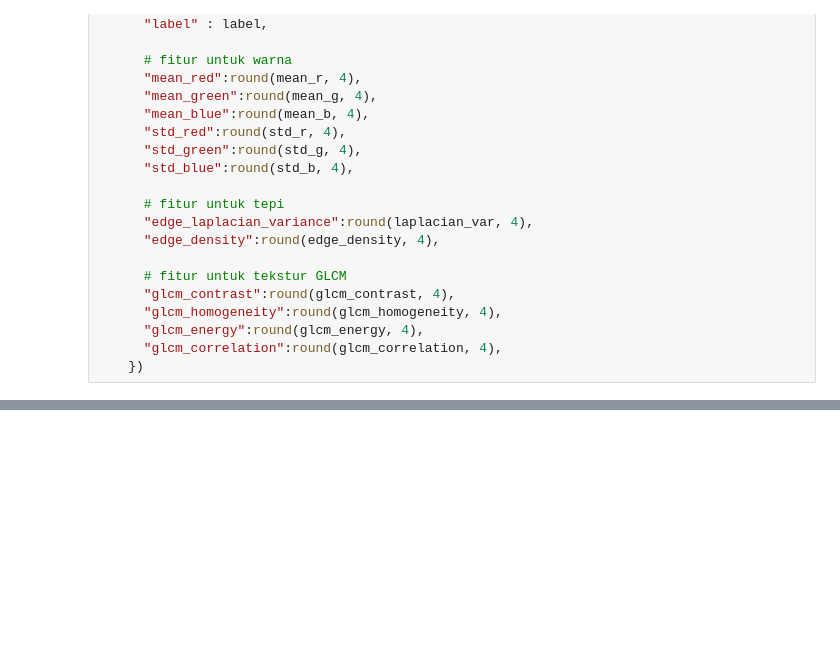
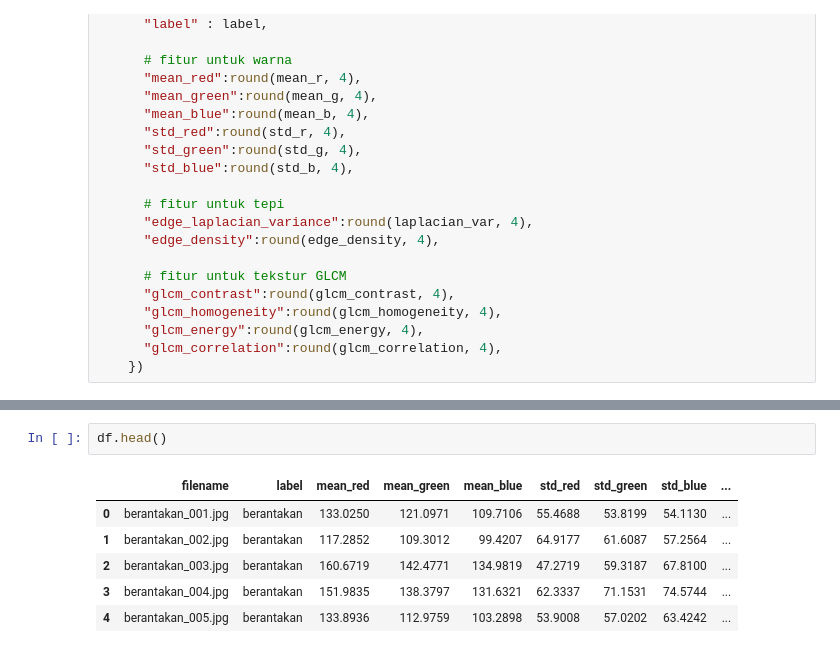
Before and after one commit to muhammadainulfuady/ProjectImageClasification, a Jupyter notebook: code/main.ipynb, the cells around one changed output, grey strips where cells are left out. Cells and saved outputs as stored; diff of their text form; blank space fills up the shorter version.

```diff
--- a/code/main.ipynb
+++ b/code/main.ipynb
@@ -122,0 +130,9 @@ df.to_csv(output_csv, index=False)
+# %%
+df.head()
+# %% [output]
+|  | filename | label | mean_red | mean_green | mean_blue | std_red | std_green | std_blue | ... |
+| 0 | berantakan_001.jpg | berantakan | 133.0250 | 121.0971 | 109.7106 | 55.4688 | 53.8199 | 54.1130 | ... |
+| 1 | berantakan_002.jpg | berantakan | 117.2852 | 109.3012 | 99.4207 | 64.9177 | 61.6087 | 57.2564 | ... |
+| 2 | berantakan_003.jpg | berantakan | 160.6719 | 142.4771 | 134.9819 | 47.2719 | 59.3187 | 67.8100 | ... |
+| 3 | berantakan_004.jpg | berantakan | 151.9835 | 138.3797 | 131.6321 | 62.3337 | 71.1531 | 74.5744 | ... |
+| 4 | berantakan_005.jpg | berantakan | 133.8936 | 112.9759 | 103.2898 | 53.9008 | 57.0202 | 63.4242 | ... |
```
Also changed, not shown: parts of 11 cells of this notebook, 1 other file.
